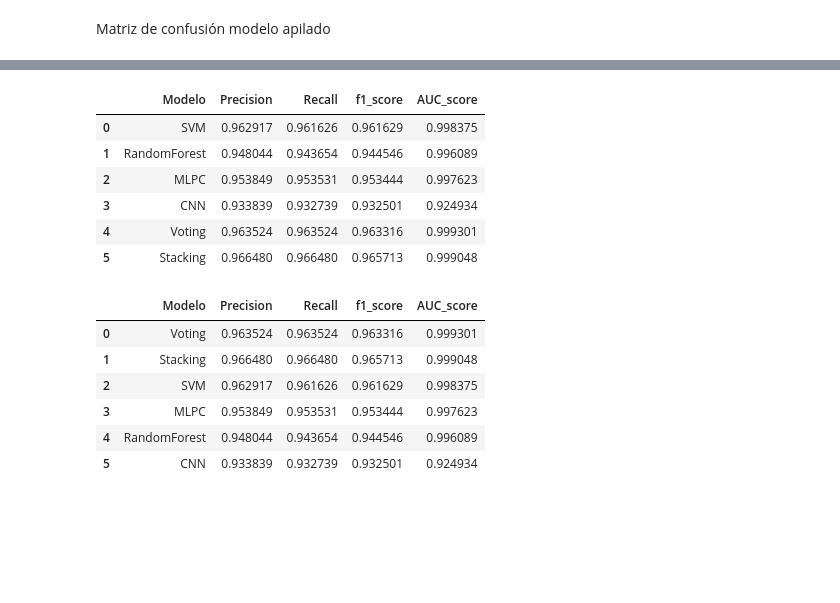
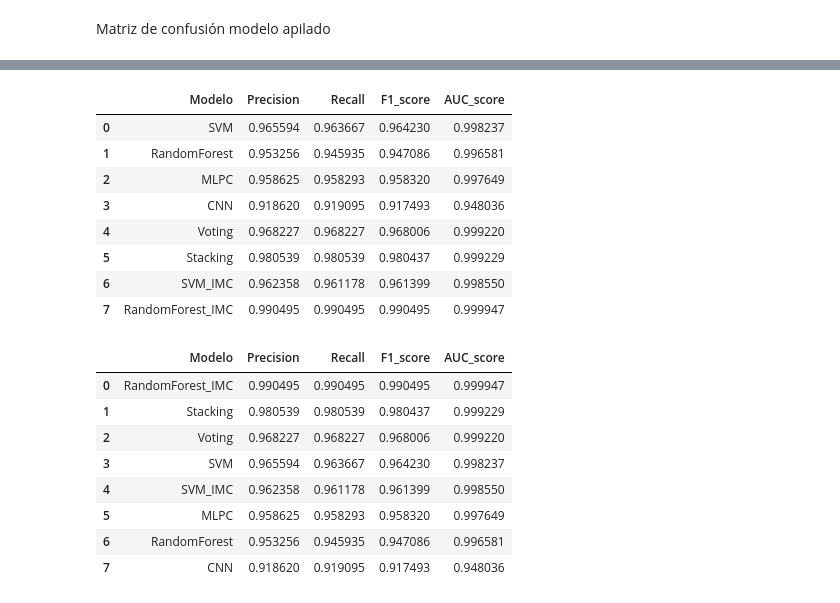
Before and after one commit to RodrigoAcev/OBESITY_LEVELS, a Jupyter notebook: No PCA, Modelos Clasicos , Redes Neuronales, Voting, Stacking.ipynb, the cells around one changed output, grey strips where cells are left out. Cells and saved outputs as stored; diff of their text form; code cells hidden in the pictures; blank space fills up the shorter version.

```diff
--- a/No PCA, Modelos Clasicos , Redes Neuronales, Voting, Stacking.ipynb
+++ b/No PCA, Modelos Clasicos , Redes Neuronales, Voting, Stacking.ipynb
@@ -456,12 +970,14 @@ def GraficaCM(y_test, y_hat, class_dict):
 
     plt.show()
 # %%
-y_hat_svm = mejor_modelo.predict(X_test_norm)
+y_hat_svm = random_SVC2.best_estimator_.predict(X_test_norm)
 y_hat_rf = random_cv.best_estimator_.predict(X_test_norm)
 y_hat_mlp = MLP_random_cv.best_estimator_.predict(X_test_norm)
 y_hat_cnn = convmodel.predict(X_test_norm)
 y_hat_vot = voting_model.predict(X_test_norm)
 y_hat_stack = stacking_model.predict(X_test_norm)
+y_hat_svm_bmi = random_SVC11.best_estimator_.predict(X_test_norm_IMC)
+y_hat_rf_bmi = random_cv11.best_estimator_.predict(X_test_norm_IMC)
 # %% [markdown]
 Matriz de confusión modelo SVM
 # %%
@@ -580,13 +1130,16 @@ Overweight_Level_II       0.95      0.98      0.97        58
 from sklearn.metrics import precision_score, f1_score, recall_score
 
 #Precision:
-from sklearn.metrics import precision_score, f1_score, recall_score
 svm_pre = precision_score(y_test_norm, y_hat_svm, average='macro')
 rf_pre = precision_score(y_test_norm, y_hat_rf, average='macro')
 mlp_pre = precision_score(y_test_norm, y_hat_mlp, average='macro')
 cnn_pre = precision_score(y_test_norm, y_hat_cnn.argmax(1)-1, average='macro')
 vot_pre = precision_score(y_test_norm, y_hat_vot, average='macro')
 stack_pre = precision_score(y_test_norm, y_hat_stack, average='macro')
+stack_pre = precision_score(y_test_norm, y_hat_stack, average='macro')
+stack_pre = precision_score(y_test_norm, y_hat_stack, average='macro')
+svm_bmi_pre = precision_score(y_test_norm_IMC, y_hat_svm_bmi, average='macro')
+rf_bmi_pre = precision_score(y_test_norm_IMC, y_hat_rf_bmi, average='macro')
 
 #F1:
 svm_f1 = f1_score(y_test_norm, y_hat_svm, average='macro')
@@ -595,6 +1148,8 @@ mlp_f1 = f1_score(y_test_norm, y_hat_mlp, average='macro')
 cnn_f1 = f1_score(y_test_norm, y_hat_cnn.argmax(1)-1, average='macro')
 vot_f1 = f1_score(y_test_norm, y_hat_vot, average='macro')
 stack_f1 = f1_score(y_test_norm, y_hat_stack, average='macro')
+svm_bmi_f1 = f1_score(y_test_norm_IMC, y_hat_svm_bmi, average='macro')
+rf_bmi_f1 = f1_score(y_test_norm_IMC, y_hat_rf_bmi, average='macro')
 
 #Sensibilidad:
 svm_re = recall_score(y_test_norm, y_hat_svm, average='macro')
@@ -603,13 +1158,17 @@ mlp_re = recall_score(y_test_norm, y_hat_mlp, average='macro')
 cnn_re = recall_score(y_test_norm, y_hat_cnn.argmax(1)-1, average='macro')
 vot_re = recall_score(y_test_norm, y_hat_vot, average='macro')
 stack_re = recall_score(y_test_norm, y_hat_stack, average='macro')
+svm_bmi_re = recall_score(y_test_norm_IMC, y_hat_svm_bmi, average='macro')
+rf_bmi_re = recall_score(y_test_norm_IMC, y_hat_rf_bmi, average='macro')
 # %%
-y_hat_svm_p = mejor_modelo.predict_proba(X_test_norm)
+y_hat_svm_p = random_SVC2.best_estimator_.predict_proba(X_test_norm)
 y_hat_rf_p = random_cv.best_estimator_.predict_proba(X_test_norm)
 y_hat_mlp_p = MLP_random_cv.best_estimator_.predict_proba(X_test_norm)
 y_hat_cnn_p = convmodel.predict(X_test_norm)
 y_hat_vot_p = voting_model.predict_proba(X_test_norm)
 y_hat_stack_p = stacking_model.predict_proba(X_test_norm)
+y_hat_svm_bmi_p = random_SVC11.best_estimator_.predict_proba(X_test_norm_IMC)
+y_hat_rf_bmi_p = random_cv11.best_estimator_.predict_proba(X_test_norm_IMC)
 
 #AUC:
 svm_auc_p = roc_auc_score(y_test_norm, y_hat_svm_p, multi_class='ovr')
@@ -618,34 +1177,40 @@ mlp_auc_p = roc_auc_score(y_test_norm, y_hat_mlp_p, multi_class='ovr')
 cnn_auc_p = roc_auc_score(y_test_norm, (y_hat_cnn_p/y_hat_cnn_p.sum(axis=1,keepdims=True)), multi_class='ovr')
 vot_auc_p = roc_auc_score(y_test_norm, y_hat_vot_p, multi_class='ovr')
 stack_auc_p = roc_auc_score(y_test_norm, y_hat_stack_p, multi_class='ovr')
+svm_bmi_auc_p = roc_auc_score(y_test_norm_IMC, y_hat_svm_bmi_p, multi_class='ovr')
+rf_bmi_auc_p = roc_auc_score(y_test_norm_IMC, y_hat_rf_bmi_p, multi_class='ovr')
 # %%
 df_results = pd.DataFrame({'Modelo': ['SVM', 'RandomForest', 'MLPC', 'CNN',
-                                     'Voting','Stacking'],
+                                     'Voting','Stacking','SVM_IMC','RandomForest_IMC'],
                           'Precision': [svm_pre, rf_pre, mlp_pre,
-                                           cnn_pre,vot_pre,stack_pre],
+                                           cnn_pre,vot_pre,stack_pre,svm_bmi_pre,rf_bmi_pre],
                           'Recall': [svm_re, rf_re, mlp_re,
-                                           cnn_re,vot_pre,stack_pre],
-                          'f1_score': [svm_f1, rf_f1, mlp_f1,
-                                           cnn_f1, vot_f1,stack_f1],
+                                           cnn_re,vot_pre,stack_pre,svm_bmi_re,rf_bmi_re],
+                          'F1_score': [svm_f1, rf_f1, mlp_f1,
+                                           cnn_f1, vot_f1,stack_f1,svm_bmi_f1,rf_bmi_f1],
                           'AUC_score': [svm_auc_p, rf_auc_p, mlp_auc_p,
-                                           cnn_auc_p,vot_auc_p,stack_auc_p],
+                                           cnn_auc_p,vot_auc_p,stack_auc_p,svm_bmi_auc_p,rf_bmi_auc_p],
                            })
 df_results
 # %% [output]
-|  | Modelo | Precision | Recall | f1_score | AUC_score |
-| 0 | SVM | 0.962917 | 0.961626 | 0.961629 | 0.998375 |
-| 1 | RandomForest | 0.948044 | 0.943654 | 0.944546 | 0.996089 |
-| 2 | MLPC | 0.953849 | 0.953531 | 0.953444 | 0.997623 |
-| 3 | CNN | 0.933839 | 0.932739 | 0.932501 | 0.924934 |
-| 4 | Voting | 0.963524 | 0.963524 | 0.963316 | 0.999301 |
-| 5 | Stacking | 0.966480 | 0.966480 | 0.965713 | 0.999048 |
+|  | Modelo | Precision | Recall | F1_score | AUC_score |
+| 0 | SVM | 0.965594 | 0.963667 | 0.964230 | 0.998237 |
+| 1 | RandomForest | 0.953256 | 0.945935 | 0.947086 | 0.996581 |
+| 2 | MLPC | 0.958625 | 0.958293 | 0.958320 | 0.997649 |
+| 3 | CNN | 0.918620 | 0.919095 | 0.917493 | 0.948036 |
+| 4 | Voting | 0.968227 | 0.968227 | 0.968006 | 0.999220 |
+| 5 | Stacking | 0.980539 | 0.980539 | 0.980437 | 0.999229 |
+| 6 | SVM_IMC | 0.962358 | 0.961178 | 0.961399 | 0.998550 |
+| 7 | RandomForest_IMC | 0.990495 | 0.990495 | 0.990495 | 0.999947 |
 # %%
-df_results.sort_values(['AUC_score'], ascending=False, ignore_index=True)
+df_results.sort_values(['F1_score'], ascending=False, ignore_index=True)
 # %% [output]
-|  | Modelo | Precision | Recall | f1_score | AUC_score |
-| 0 | Voting | 0.963524 | 0.963524 | 0.963316 | 0.999301 |
-| 1 | Stacking | 0.966480 | 0.966480 | 0.965713 | 0.999048 |
-| 2 | SVM | 0.962917 | 0.961626 | 0.961629 | 0.998375 |
-| 3 | MLPC | 0.953849 | 0.953531 | 0.953444 | 0.997623 |
-| 4 | RandomForest | 0.948044 | 0.943654 | 0.944546 | 0.996089 |
-| 5 | CNN | 0.933839 | 0.932739 | 0.932501 | 0.924934 |
+|  | Modelo | Precision | Recall | F1_score | AUC_score |
+| 0 | RandomForest_IMC | 0.990495 | 0.990495 | 0.990495 | 0.999947 |
+| 1 | Stacking | 0.980539 | 0.980539 | 0.980437 | 0.999229 |
+| 2 | Voting | 0.968227 | 0.968227 | 0.968006 | 0.999220 |
+| 3 | SVM | 0.965594 | 0.963667 | 0.964230 | 0.998237 |
+| 4 | SVM_IMC | 0.962358 | 0.961178 | 0.961399 | 0.998550 |
+| 5 | MLPC | 0.958625 | 0.958293 | 0.958320 | 0.997649 |
+| 6 | RandomForest | 0.953256 | 0.945935 | 0.947086 | 0.996581 |
+| 7 | CNN | 0.918620 | 0.919095 | 0.917493 | 0.948036 |
```
Also changed, not shown: parts of 62 cells of this notebook.
